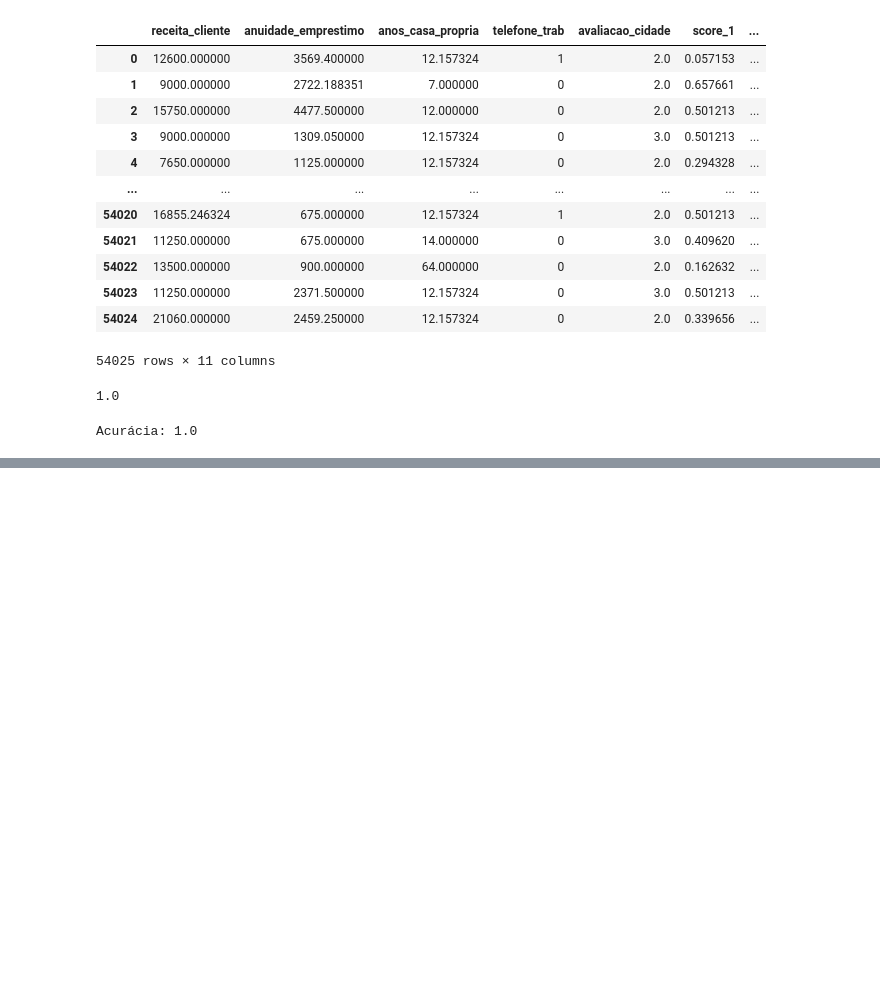
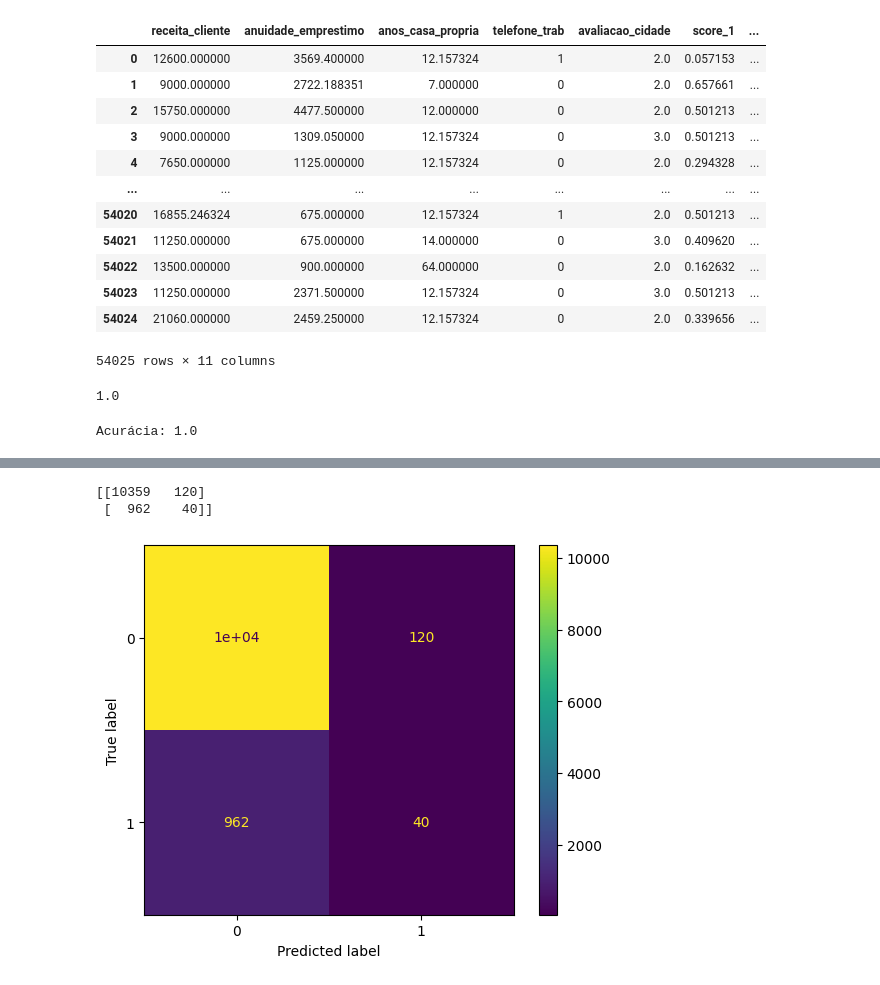
Before and after one commit to SamyrUSalem/aulasIADeClassificacao, a Jupyter notebook: Aula.ipynb, the cells around one changed output, grey strips where cells are left out. Drawn from its saved outputs; the diff is of its cells as text; code cells hidden in the pictures; blank space fills up the shorter version.

Commit message:
Aprendendo sobre a matrizConfusion

```diff
--- a/Aula.ipynb
+++ b/Aula.ipynb
@@ -70,0 +73,7 @@ Acurácia de validação: 0.9056702377841651
+# %%
+y_previsto = modelo.predict(x_val) #O modelo esta fazendo uma previsão(Esta entendendo os padrões dods dados e dando uma resposta) com base em dados que não foram visto durante o treinamento
+matriz_confusao = confusion_matrix(y_val, y_previsto)
+print(matriz_confusao)
+# %% [output]
+[[10359   120]
+ [  962    40]]
@@ -70,0 +82,5 @@ Acurácia de validação: 0.9056702377841651
+# %%
+vizualizacao = ConfusionMatrixDisplay(confusion_matrix= matriz_confusao)
+vizualizacao.plot(); #O ponto e virgula faz com que não mostre as informações textual que aparecem acima dos dados
+# %% [output]
+[figure, added]
```
Also changed, not shown: parts of 7 cells of this notebook, 1 other file.
